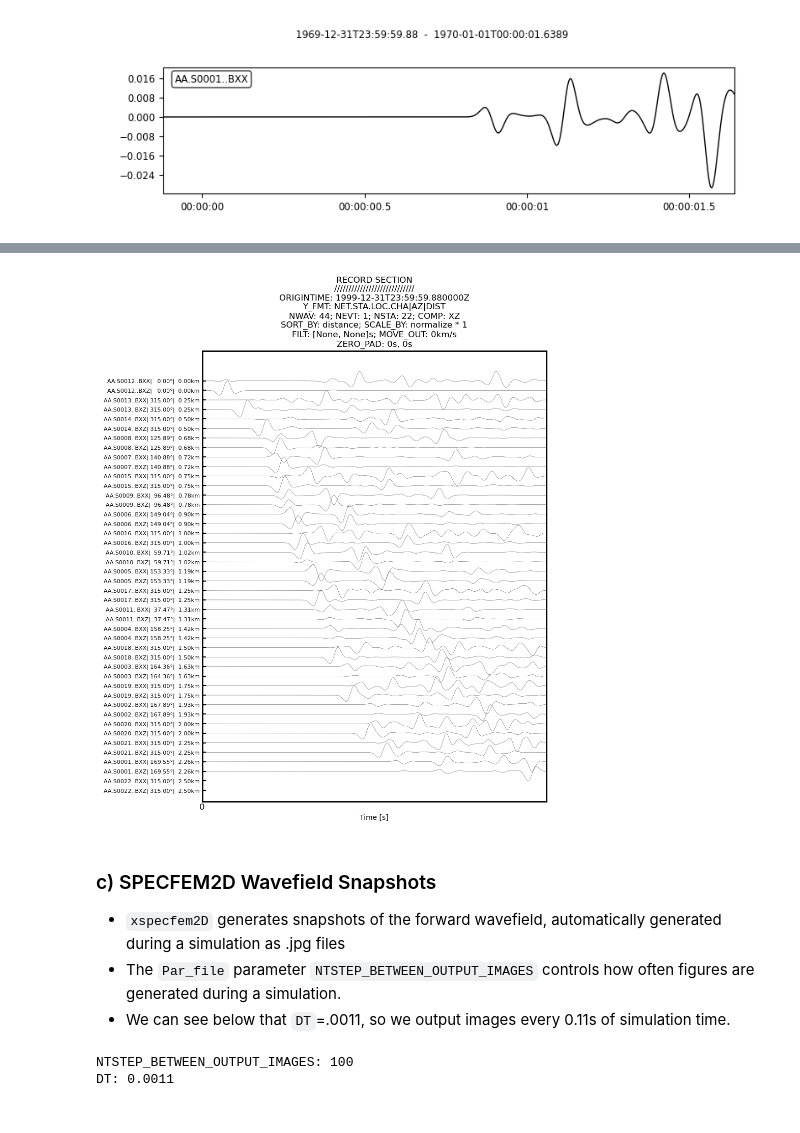
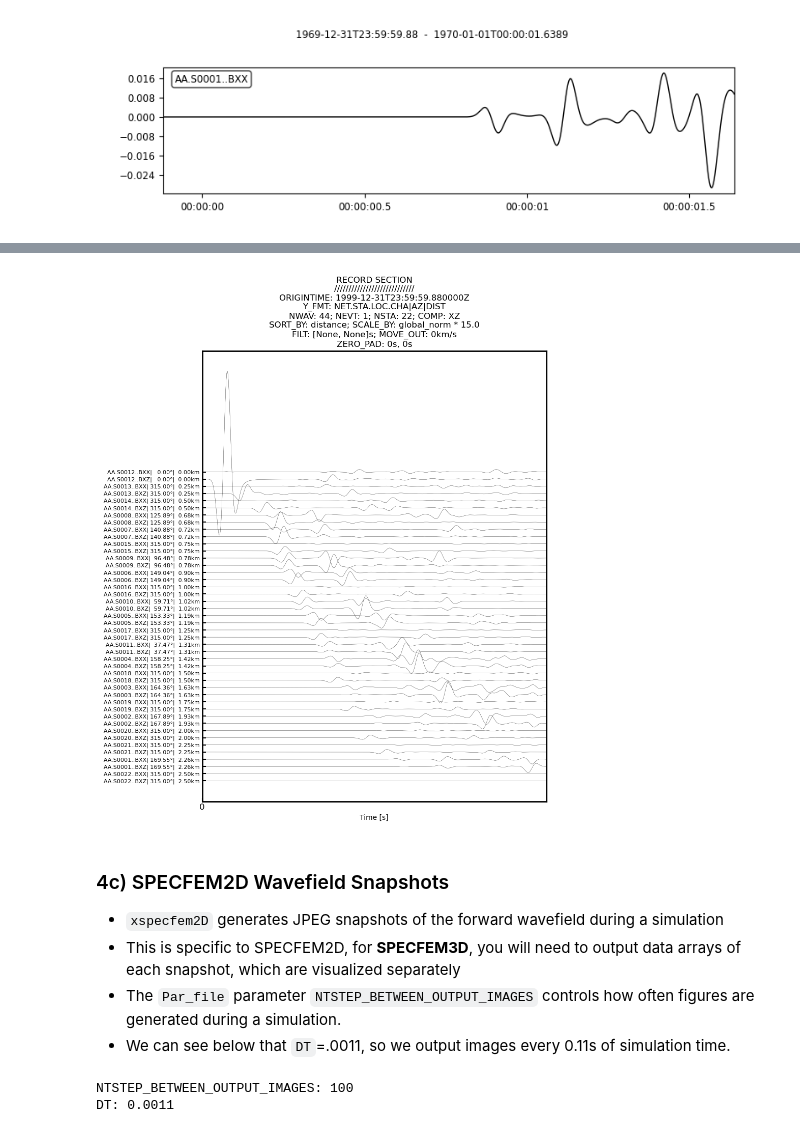
Before and after one commit to adjtomo/adjdocs, a Jupyter notebook: workshops/2022-10-05_specfem_users/completed_notebooks/day_1a_intro_specfem2d.ipynb, the cells around one changed output, grey strips where cells are left out. Saved outputs shown, nothing was run; the diff lists cells and outputs as text; code cells hidden in the pictures.

```diff
--- a/workshops/2022-10-05_specfem_users/completed_notebooks/day_1a_intro_specfem2d.ipynb
+++ b/workshops/2022-10-05_specfem_users/completed_notebooks/day_1a_intro_specfem2d.ipynb
@@ -683,6 +706,9 @@ Image("AA.S0001.BXX.semd.png")
 # %%
 # We can use PySEP's record section (RecSec) tool to plot SPECFEM2D synthetics
 # Note: because SPECFEM2D's SOURCE files don't contain origin time information, RecSec uses a dummy time
-! recsec --syn_path OUTPUT_FILES/ --cmtsolution DATA/SOURCE --stations DATA/STATIONS --components XZ --cartesian --overwrite
+! recsec --syn_path OUTPUT_FILES/ --cmtsolution DATA/SOURCE --stations DATA/STATIONS \
+    --components XZ --scale_by global_norm --amplitude_scale_factor 15 \
+    --cartesian --overwrite -L INFO
+
 Image("record_section.png")
 # %% [output]
@@ -706,8 +732,9 @@ Figure(900x1100)
-[figure, old version]
+[figure, new version]
 # %% [markdown]
-### c) SPECFEM2D Wavefield Snapshots
+### 4c) SPECFEM2D Wavefield Snapshots
 
-- `xspecfem2D` generates snapshots of the forward wavefield, automatically generated during a simulation as .jpg files
+- `xspecfem2D` generates JPEG snapshots of the forward wavefield during a simulation
+- This is specific to SPECFEM2D, for **SPECFEM3D**, you will need to output data arrays of each snapshot, which are visualized separately
 - The `Par_file` parameter `NTSTEP_BETWEEN_OUTPUT_IMAGES` controls how often figures are generated during a simulation.
 - We can see below that `DT`=.0011, so we output images every 0.11s of simulation time.
 # %%
```
Also changed, not shown: parts of 46 cells of this notebook.
